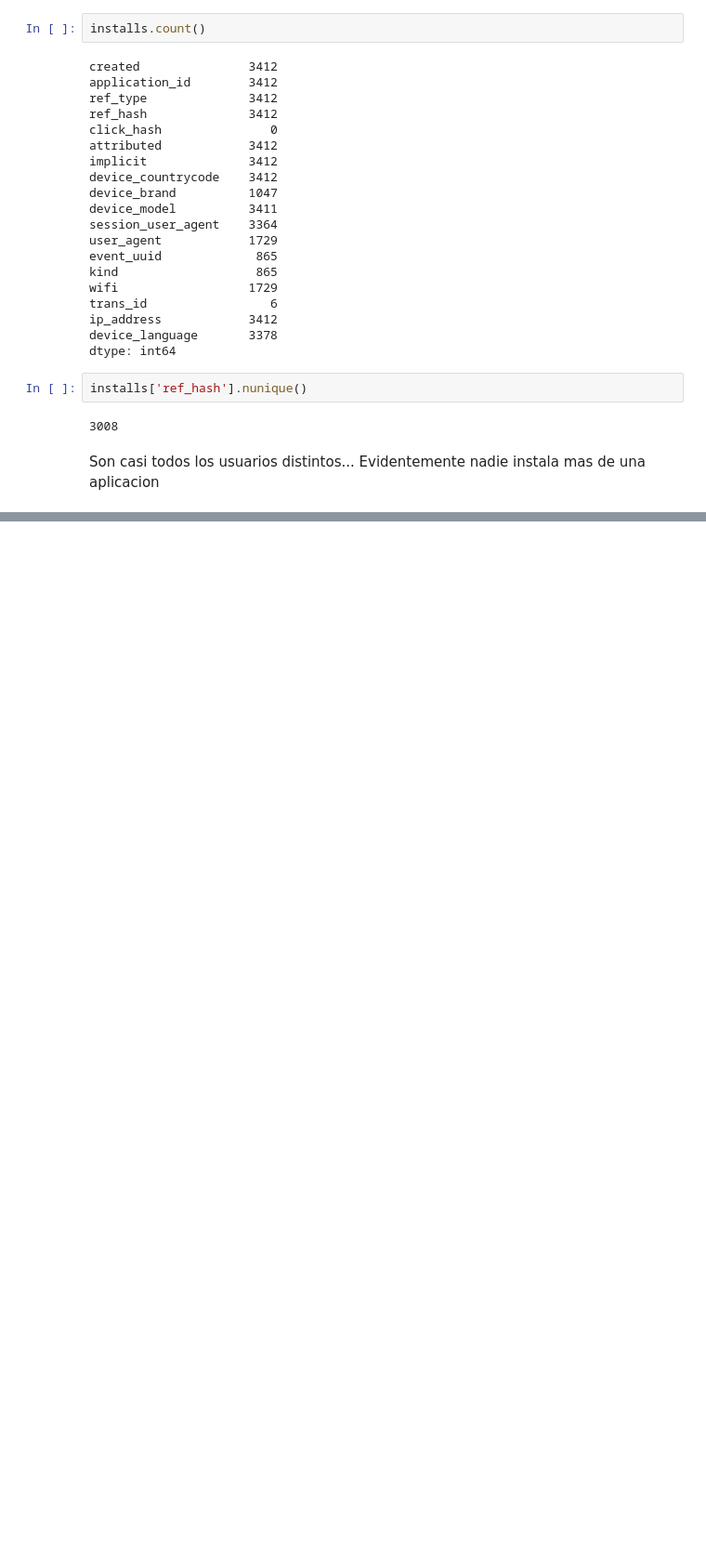
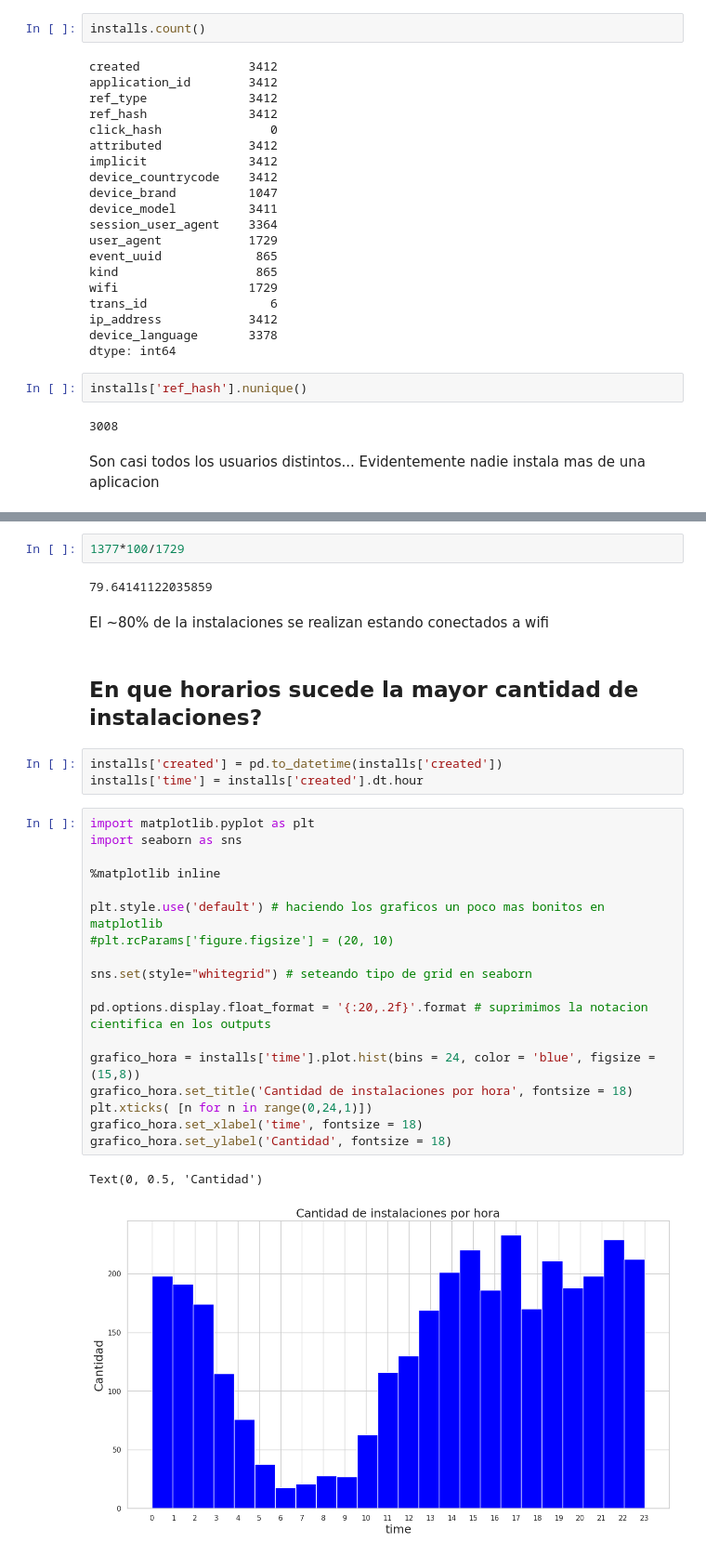
Before and after one commit to gatti2602/7506-datos, a Jupyter notebook: manu/installs.ipynb, the cells around one changed output, grey strips where cells are left out. Shown at 93% size. Saved outputs shown, nothing was run; the diff lists cells and outputs as text; blank space fills up the shorter version.

```diff
--- a/manu/installs.ipynb
+++ b/manu/installs.ipynb
@@ -41,0 +59,32 @@ Son casi todos los usuarios distintos... Evidentemente nadie instala mas de una
+# %%
+1377*100/1729
+# %% [output]
+79.64141122035859
+# %% [markdown]
+El ~80% de la instalaciones se realizan estando conectados a wifi
+# %% [markdown]
+## En que horarios sucede la mayor cantidad de instalaciones?
+# %%
+installs['created'] = pd.to_datetime(installs['created'])
+installs['time'] = installs['created'].dt.hour
+# %%
+import matplotlib.pyplot as plt
+import seaborn as sns
+
+%matplotlib inline
+
+plt.style.use('default') # haciendo los graficos un poco mas bonitos en matplotlib
+#plt.rcParams['figure.figsize'] = (20, 10)
+
+sns.set(style="whitegrid") # seteando tipo de grid en seaborn
+
+pd.options.display.float_format = '{:20,.2f}'.format # suprimimos la notacion cientifica en los outputs
+
+grafico_hora = installs['time'].plot.hist(bins = 24, color = 'blue', figsize = (15,8))
+grafico_hora.set_title('Cantidad de instalaciones por hora', fontsize = 18)
+plt.xticks( [n for n in range(0,24,1)])
+grafico_hora.set_xlabel('time', fontsize = 18)
+grafico_hora.set_ylabel('Cantidad', fontsize = 18)
+# %% [output]
+Text(0, 0.5, 'Cantidad')
+[figure, added]
```
Also changed, not shown: parts of 12 cells of this notebook, 1 other file.
